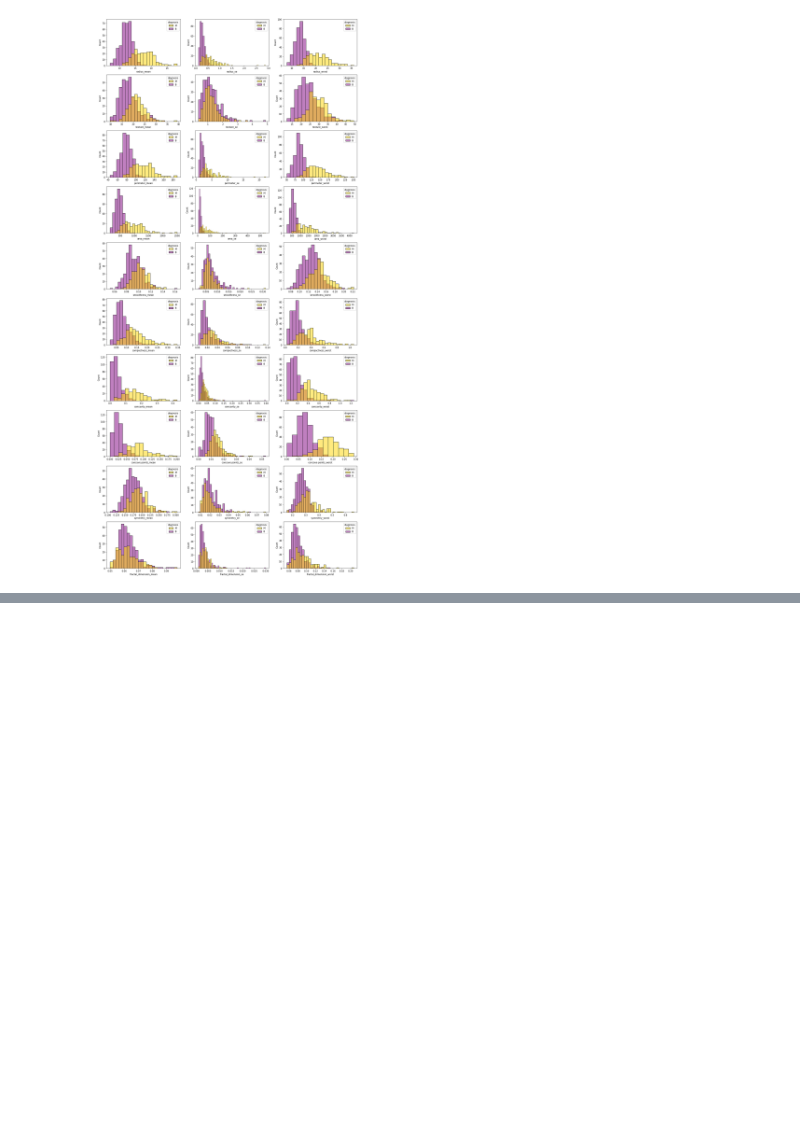
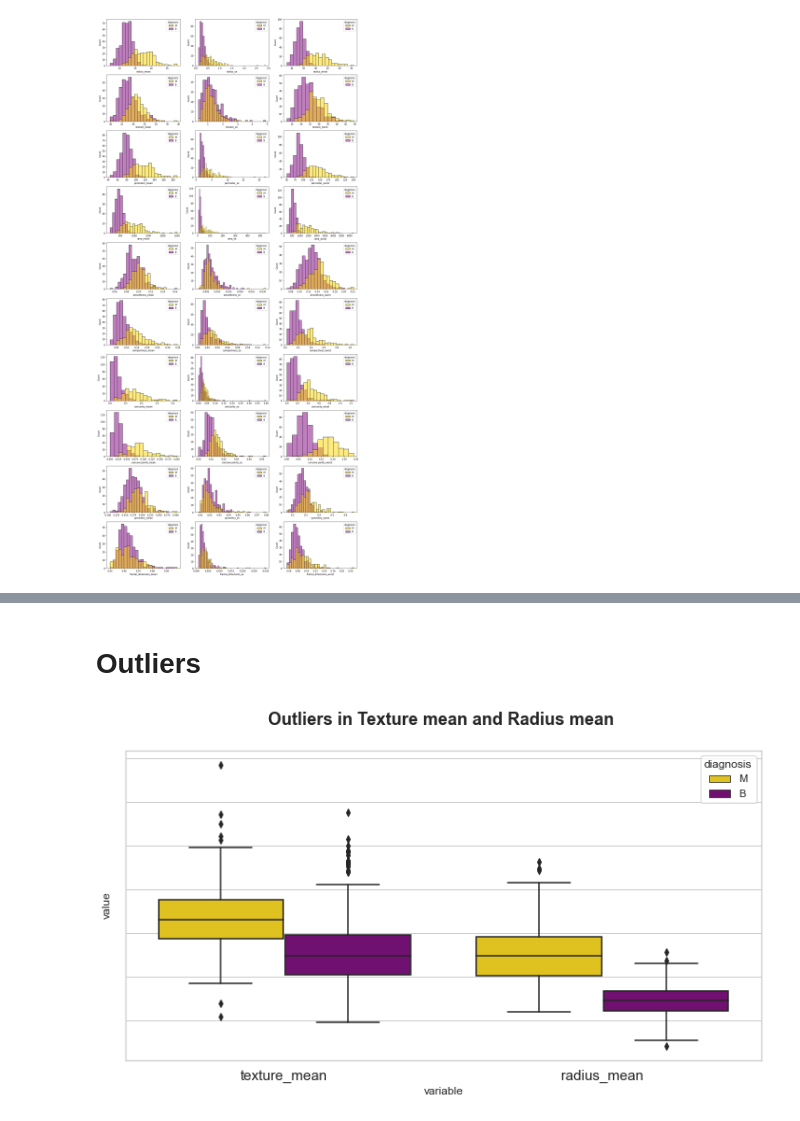
Before and after one commit to Ammon21/Causal-Inference, a Jupyter notebook: notebooks/EDA.ipynb, the cells around one changed output, grey strips where cells are left out. Cells and saved outputs as stored; diff of their text form; code cells hidden in the pictures; blank space fills up the shorter version.

```diff
--- a/notebooks/EDA.ipynb
+++ b/notebooks/EDA.ipynb
@@ -196,0 +227,7 @@ bivariate_plot(df,columns,fields)
+# %% [markdown]
+# Outliers
+# %%
+columns = ['texture_mean', 'radius_mean']
+plot_outlier(df,columns,'Outliers in Texture mean and Radius mean \n')
+# %% [output]
+[figure, added]
```
Also changed, not shown: parts of 18 cells of this notebook.
